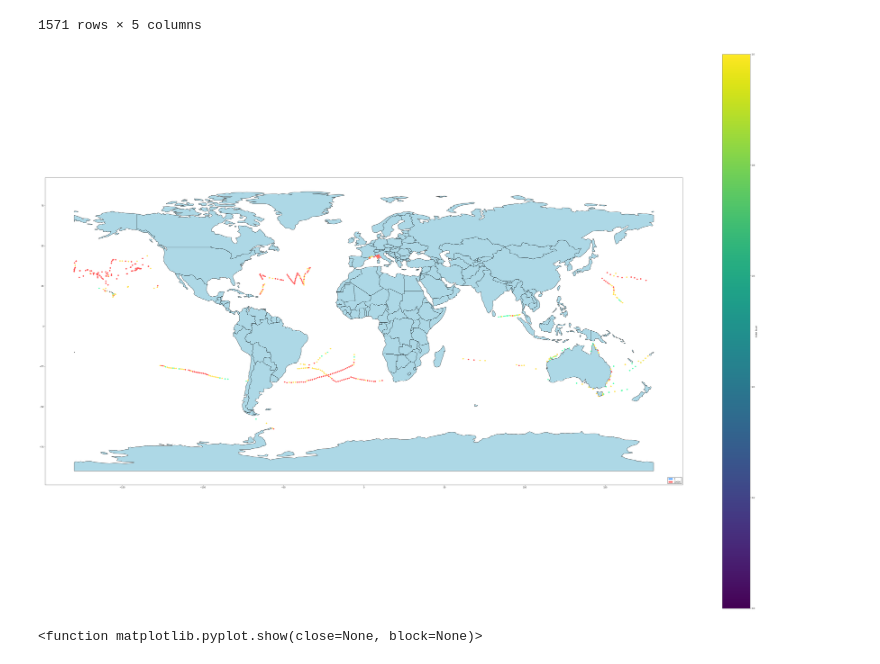
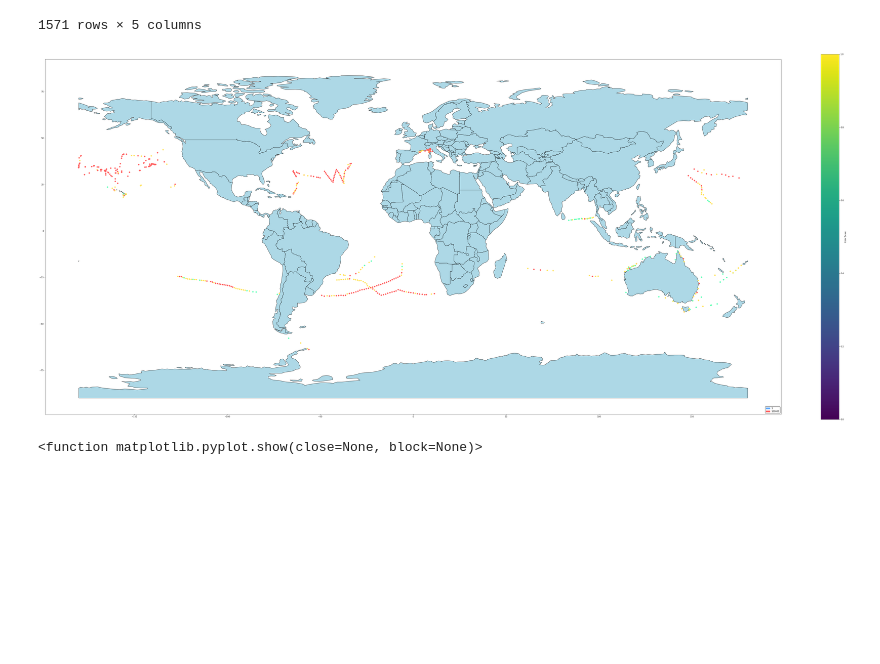
Before and after one commit to LiuOV/LiuCoding10, a Jupyter notebook: Viz2.ipynb, the cells around one changed output. Saved outputs shown, nothing was run; the diff lists cells and outputs as text; code cells hidden in the pictures; blank space fills up the shorter version.

```diff
--- a/Viz2.ipynb
+++ b/Viz2.ipynb
@@ -236,25 +236,26 @@ world_data = gpd.read_file(gpd.datasets.get_path('naturalearth_lowres'))
 # %%
 axis = world_data.plot(color = 'lightblue', edgecolor = 'black')
 df_geo['colour'] = colours
 plt.rcParams["figure.figsize"] = (70,50)
 
 
 
 sub = df_geo.plot(ax = axis, color = df_geo.colour)
 
 
 
 plt.legend(handles=[mpatches.Patch(color="#5ea9ff", label='1'),
-                    mpatches.Patch(color="#ff5e5e", label='10000')],
-                    loc='lower right', edgecolor='black', framealpha=1)
+                    mpatches.Patch(color="#ff5e5e", label='100000')],
+                    loc='lower right', edgecolor='black', framealpha=1,)
 
-cb = plt.colorbar(axis.collections[0], ax=axis,)
+cb = plt.colorbar(axis.collections[0], ax=axis, fraction = 0.023,)
 cb.set_label('Color Scale')
 
 
+
 plt.show()
 # %% [output]
-[figure, old version]
+[figure, new version]
 # %%
 axis = world_data.plot(color = 'lightblue', edgecolor = 'black')
 df_geo2['color'] = coloursCD2
```
Also changed, not shown: 1 other file.
